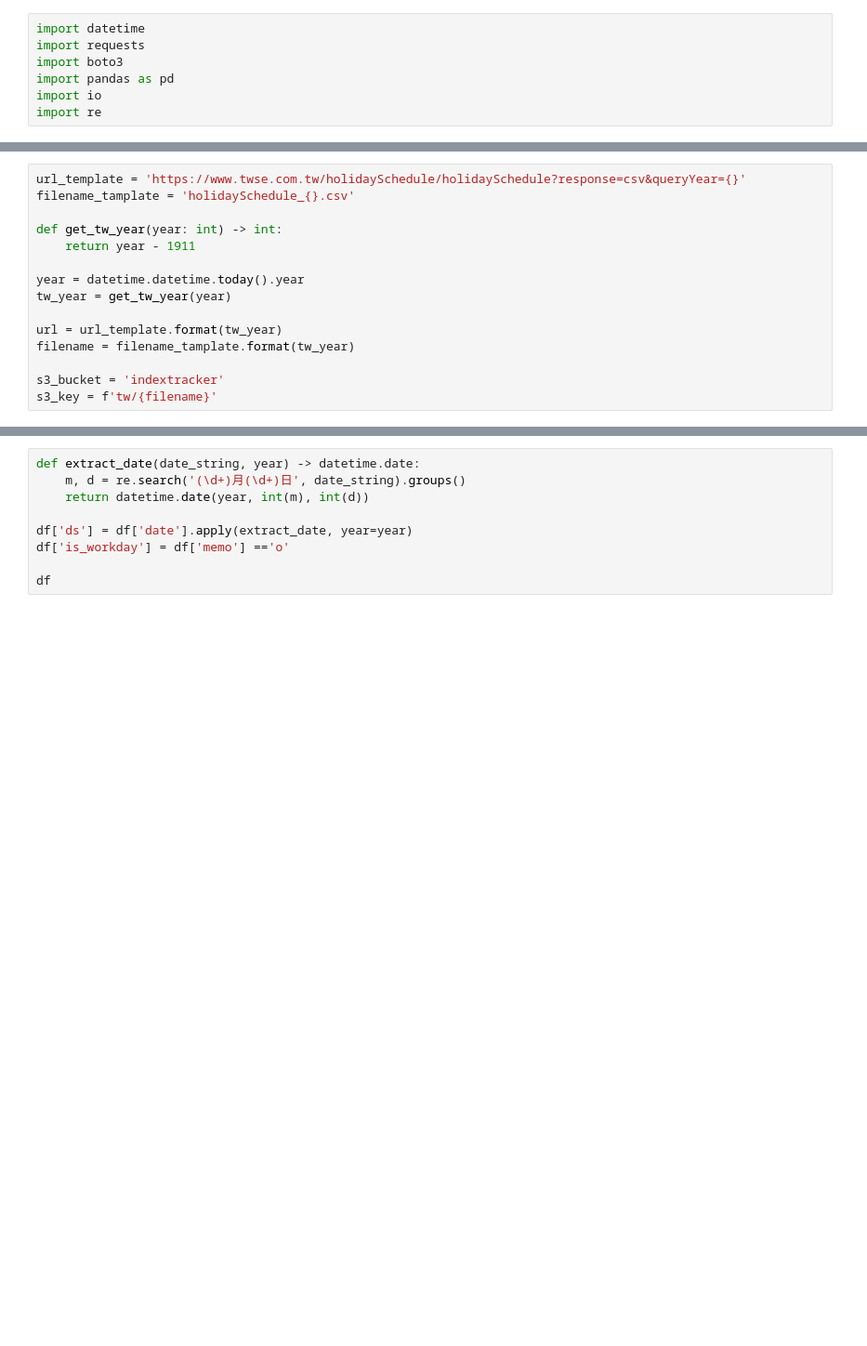
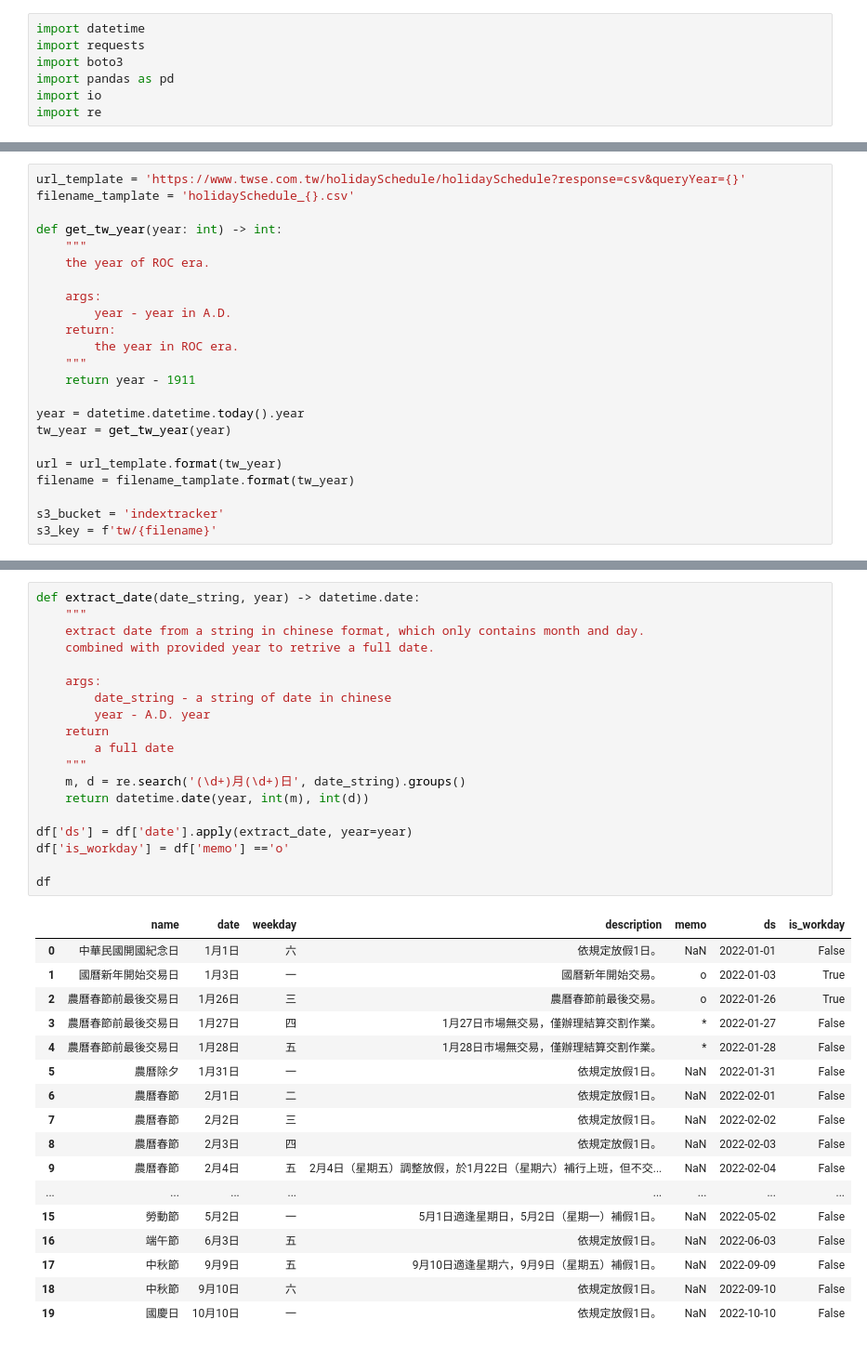
Before and after one commit to whouey/IndexTracker, a Jupyter notebook: DataExploring/TWSE/TradingDays.ipynb, the cells around one changed output, grey strips where cells are left out. Shown at 93% size. Saved outputs shown, nothing was run; the diff lists cells and outputs as text; blank space fills up the shorter version.

```diff
--- a/DataExploring/TWSE/TradingDays.ipynb
+++ b/DataExploring/TWSE/TradingDays.ipynb
@@ -10,6 +12,14 @@ url_template = 'https://www.twse.com.tw/holidaySchedule/holidaySchedule?response
 filename_tamplate = 'holidaySchedule_{}.csv'
 
 def get_tw_year(year: int) -> int:
+    """
+    the year of ROC era.
+
+    args:
+        year - year in A.D.
+    return:
+        the year in ROC era.
+    """
     return year - 1911
 
 year = datetime.datetime.today().year
@@ -70,9 +168,37 @@ df
 # %%
 def extract_date(date_string, year) -> datetime.date:
+    """
+    extract date from a string in chinese format, which only contains month and day.
+    combined with provided year to retrive a full date.
+
+    args:
+        date_string - a string of date in chinese
+        year - A.D. year
+    return
+        a full date
+    """
     m, d = re.search('(\d+)月(\d+)日', date_string).groups()
     return datetime.date(year, int(m), int(d))
 
 df['ds'] = df['date'].apply(extract_date, year=year)
 df['is_workday'] = df['memo'] =='o'
 
 df
+# %% [output]
+|  | name | date | weekday | description | memo | ds | is_workday |
+| 0 | 中華民國開國紀念日 | 1月1日 | 六 | 依規定放假1日。 | NaN | 2022-01-01 | False |
+| 1 | 國曆新年開始交易日 | 1月3日 | 一 | 國曆新年開始交易。 | o | 2022-01-03 | True |
+| 2 | 農曆春節前最後交易日 | 1月26日 | 三 | 農曆春節前最後交易。 | o | 2022-01-26 | True |
+| 3 | 農曆春節前最後交易日 | 1月27日 | 四 | 1月27日市場無交易，僅辦理結算交割作業。 | * | 2022-01-27 | False |
+| 4 | 農曆春節前最後交易日 | 1月28日 | 五 | 1月28日市場無交易，僅辦理結算交割作業。 | * | 2022-01-28 | False |
+| 5 | 農曆除夕 | 1月31日 | 一 | 依規定放假1日。 | NaN | 2022-01-31 | False |
+| 6 | 農曆春節 | 2月1日 | 二 | 依規定放假1日。 | NaN | 2022-02-01 | False |
+| 7 | 農曆春節 | 2月2日 | 三 | 依規定放假1日。 | NaN | 2022-02-02 | False |
+| 8 | 農曆春節 | 2月3日 | 四 | 依規定放假1日。 | NaN | 2022-02-03 | False |
+| 9 | 農曆春節 | 2月4日 | 五 | 2月4日（星期五）調整放假，於1月22日（星期六）補行上班，但不交... | NaN | 2022-02-04 | False |
+| ... | ... | ... | ... | ... | ... | ... | ... |
+| 15 | 勞動節 | 5月2日 | 一 | 5月1日適逢星期日，5月2日（星期一）補假1日。 | NaN | 2022-05-02 | False |
+| 16 | 端午節 | 6月3日 | 五 | 依規定放假1日。 | NaN | 2022-06-03 | False |
+| 17 | 中秋節 | 9月9日 | 五 | 9月10日適逢星期六，9月9日（星期五）補假1日。 | NaN | 2022-09-09 | False |
+| 18 | 中秋節 | 9月10日 | 六 | 依規定放假1日。 | NaN | 2022-09-10 | False |
+| 19 | 國慶日 | 10月10日 | 一 | 依規定放假1日。 | NaN | 2022-10-10 | False |
```
Also changed, not shown: parts of 14 cells of this notebook, 40 other files.
